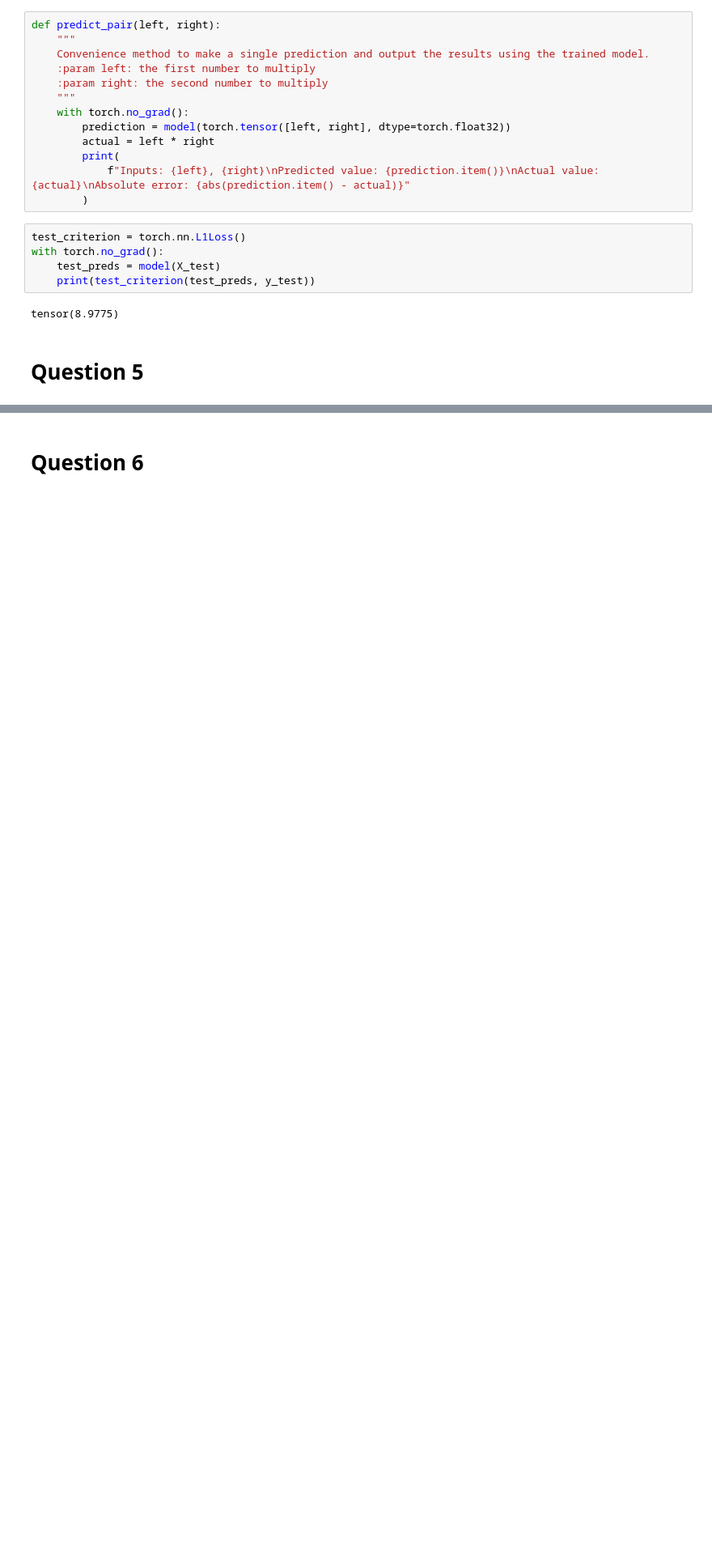
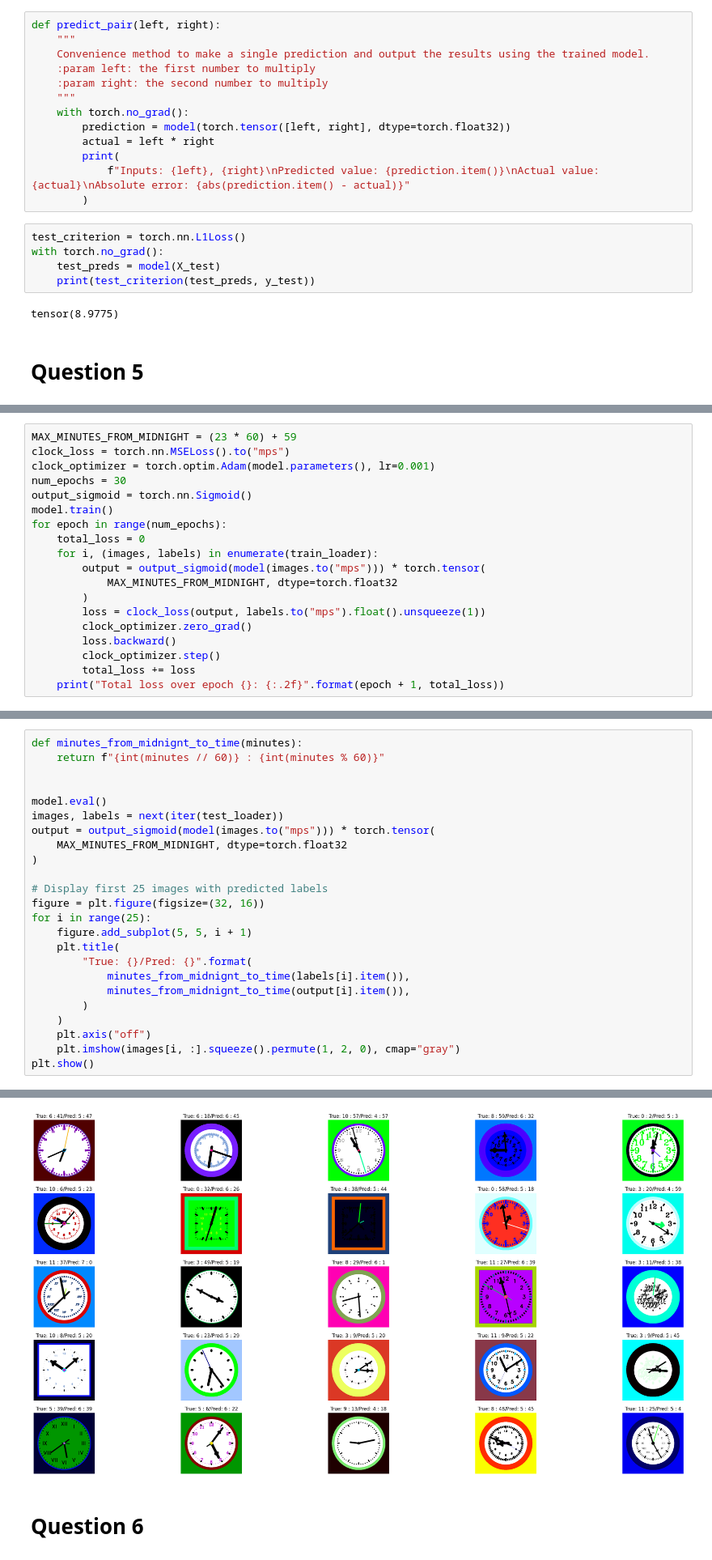
Before and after one commit to dont-text-me/PADL-assessment, a Jupyter notebook: padl.ipynb, the cells around one changed output, grey strips where cells are left out. Shown at 81% size. Saved outputs shown, nothing was run; the diff lists cells and outputs as text; blank space fills up the shorter version.

```diff
--- a/padl.ipynb
+++ b/padl.ipynb
@@ -420,0 +493,19 @@ torch.Size([2])
+# %%
+MAX_MINUTES_FROM_MIDNIGHT = (23 * 60) + 59
+clock_loss = torch.nn.MSELoss().to("mps")
+clock_optimizer = torch.optim.Adam(model.parameters(), lr=0.001)
+num_epochs = 30
+output_sigmoid = torch.nn.Sigmoid()
+model.train()
+for epoch in range(num_epochs):
+    total_loss = 0
+    for i, (images, labels) in enumerate(train_loader):
+        output = output_sigmoid(model(images.to("mps"))) * torch.tensor(
+            MAX_MINUTES_FROM_MIDNIGHT, dtype=torch.float32
+        )
+        loss = clock_loss(output, labels.to("mps").float().unsqueeze(1))
+        clock_optimizer.zero_grad()
+        loss.backward()
+        clock_optimizer.step()
+        total_loss += loss
+    print("Total loss over epoch {}: {:.2f}".format(epoch + 1, total_loss))
@@ -420,0 +530,25 @@ torch.Size([2])
+# %%
+def minutes_from_midnignt_to_time(minutes):
+    return f"{int(minutes // 60)} : {int(minutes % 60)}"
+
+
+model.eval()
+images, labels = next(iter(test_loader))
+output = output_sigmoid(model(images.to("mps"))) * torch.tensor(
+    MAX_MINUTES_FROM_MIDNIGHT, dtype=torch.float32
+)
+
+# Display first 25 images with predicted labels
+figure = plt.figure(figsize=(32, 16))
+for i in range(25):
+    figure.add_subplot(5, 5, i + 1)
+    plt.title(
+        "True: {}/Pred: {}".format(
+            minutes_from_midnignt_to_time(labels[i].item()),
+            minutes_from_midnignt_to_time(output[i].item()),
+        )
+    )
+    plt.axis("off")
+    plt.imshow(images[i, :].squeeze().permute(1, 2, 0), cmap="gray")
+plt.show()
+# %% [output]
@@ -421,2 +572,3 @@ torch.Size([2])
+[figure, added]
 # %% [markdown]
 # Question 6
```
Also changed, not shown: parts of 6 cells of this notebook.
